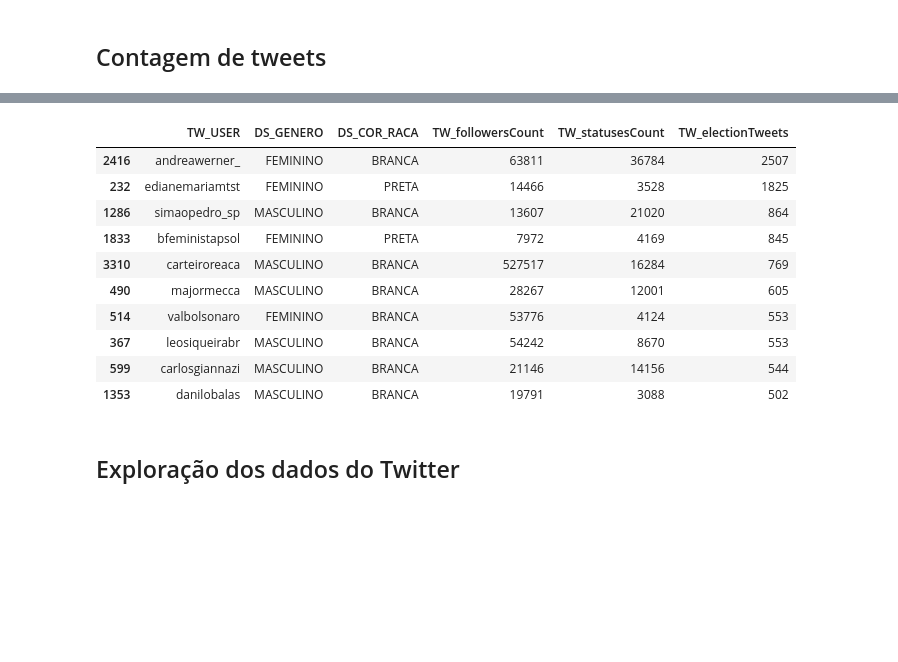
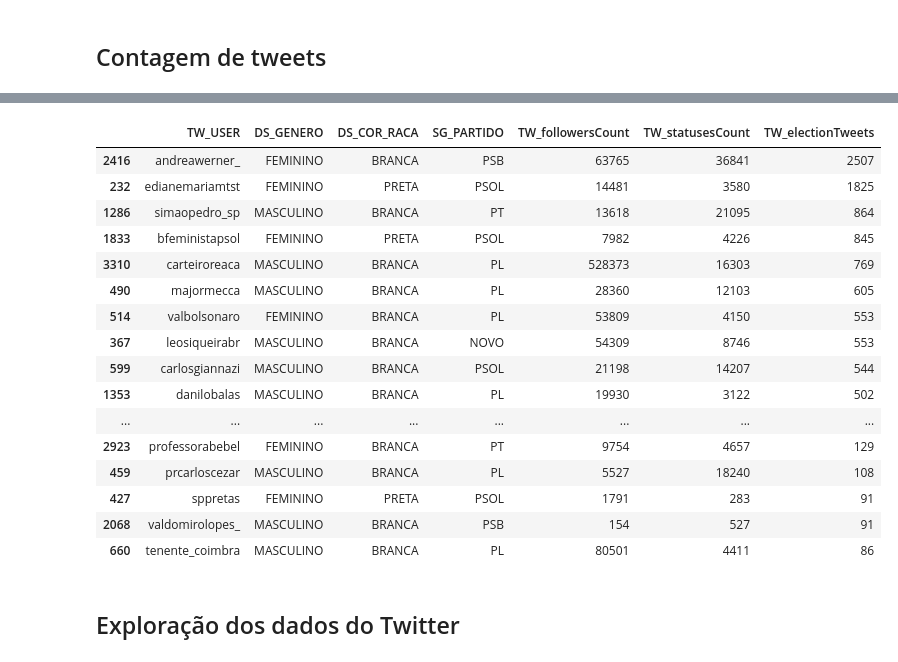
Before and after one commit to thiago-paim/projeto-tera, a Jupyter notebook: candidates.ipynb, the cells around one changed output, grey strips where cells are left out. Drawn from its saved outputs; the diff is of its cells as text; code cells hidden in the pictures; blank space fills up the shorter version.

Commit message:
adicionando filtro de daputados com postagem acima da mediana

```diff
--- a/candidates.ipynb
+++ b/candidates.ipynb
@@ -490,17 +510,27 @@ Name: TW_electionTweets, dtype: float64
 # %%
-twitter_df.sort_values(by='TW_electionTweets', ascending=False)[:10][['TW_USER', 'DS_GENERO', 'DS_COR_RACA', 'TW_followersCount', 'TW_statusesCount', 'TW_electionTweets']]
+twitter_df[twitter_df["TW_electionTweets"] > twitter_df.TW_electionTweets.median()].sort_values(
+    by='TW_electionTweets', ascending=False
+)[[
+    'TW_USER', 'DS_GENERO', 'DS_COR_RACA', 'SG_PARTIDO', 'TW_followersCount', 'TW_statusesCount', 'TW_electionTweets'
+]]
 # %% [output]
-|  | TW_USER | DS_GENERO | DS_COR_RACA | TW_followersCount | TW_statusesCount | TW_electionTweets |
-| 2416 | andreawerner_ | FEMININO | BRANCA | 63811 | 36784 | 2507 |
-| 232 | edianemariamtst | FEMININO | PRETA | 14466 | 3528 | 1825 |
-| 1286 | simaopedro_sp | MASCULINO | BRANCA | 13607 | 21020 | 864 |
-| 1833 | bfeministapsol | FEMININO | PRETA | 7972 | 4169 | 845 |
-| 3310 | carteiroreaca | MASCULINO | BRANCA | 527517 | 16284 | 769 |
-| 490 | majormecca | MASCULINO | BRANCA | 28267 | 12001 | 605 |
-| 514 | valbolsonaro | FEMININO | BRANCA | 53776 | 4124 | 553 |
-| 367 | leosiqueirabr | MASCULINO | BRANCA | 54242 | 8670 | 553 |
-| 599 | carlosgiannazi | MASCULINO | BRANCA | 21146 | 14156 | 544 |
-| 1353 | danilobalas | MASCULINO | BRANCA | 19791 | 3088 | 502 |
+|  | TW_USER | DS_GENERO | DS_COR_RACA | SG_PARTIDO | TW_followersCount | TW_statusesCount | TW_electionTweets |
+| 2416 | andreawerner_ | FEMININO | BRANCA | PSB | 63765 | 36841 | 2507 |
+| 232 | edianemariamtst | FEMININO | PRETA | PSOL | 14481 | 3580 | 1825 |
+| 1286 | simaopedro_sp | MASCULINO | BRANCA | PT | 13618 | 21095 | 864 |
+| 1833 | bfeministapsol | FEMININO | PRETA | PSOL | 7982 | 4226 | 845 |
+| 3310 | carteiroreaca | MASCULINO | BRANCA | PL | 528373 | 16303 | 769 |
+| 490 | majormecca | MASCULINO | BRANCA | PL | 28360 | 12103 | 605 |
+| 514 | valbolsonaro | FEMININO | BRANCA | PL | 53809 | 4150 | 553 |
+| 367 | leosiqueirabr | MASCULINO | BRANCA | NOVO | 54309 | 8746 | 553 |
+| 599 | carlosgiannazi | MASCULINO | BRANCA | PSOL | 21198 | 14207 | 544 |
+| 1353 | danilobalas | MASCULINO | BRANCA | PL | 19930 | 3122 | 502 |
+| ... | ... | ... | ... | ... | ... | ... | ... |
+| 2923 | professorabebel | FEMININO | BRANCA | PT | 9754 | 4657 | 129 |
+| 459 | prcarloscezar | MASCULINO | BRANCA | PL | 5527 | 18240 | 108 |
+| 427 | sppretas | FEMININO | PRETA | PSOL | 1791 | 283 | 91 |
+| 2068 | valdomirolopes_ | MASCULINO | BRANCA | PSB | 154 | 527 | 91 |
+| 660 | tenente_coimbra | MASCULINO | BRANCA | PL | 80501 | 4411 | 86 |
 # %% [markdown]
 ## Exploração dos dados do Twitter
 # %%
```
Also changed, not shown: parts of 4 cells of this notebook.
